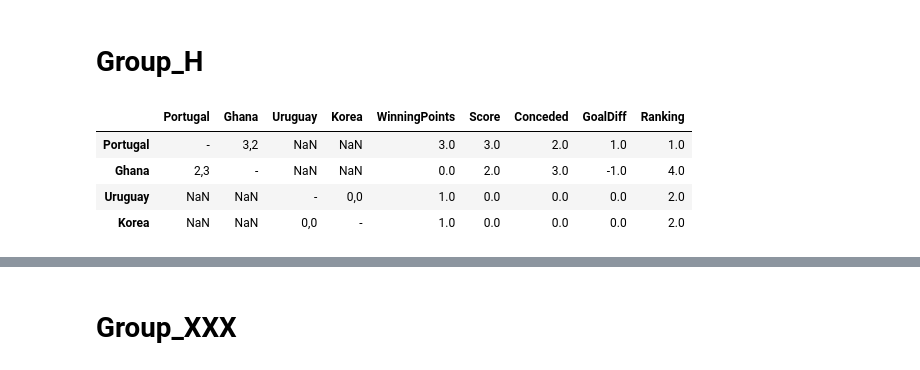
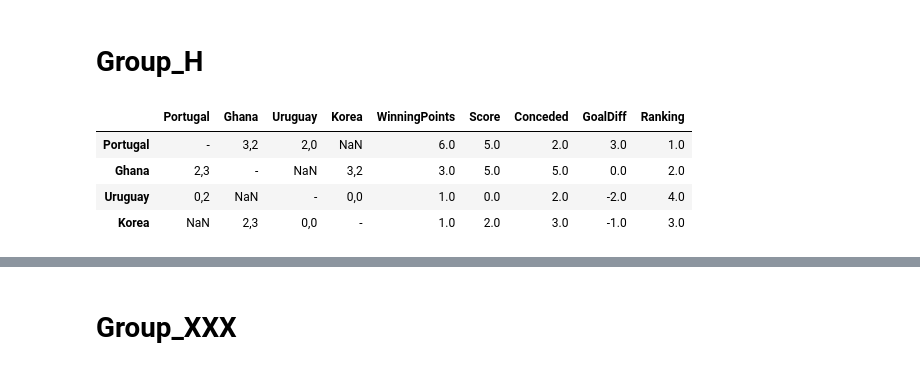
Before and after one commit to Jhosua-a/WCup2022, a Jupyter notebook: WCup2022_GroupLeage.ipynb, the cells around one changed output, grey strips where cells are left out. Saved outputs shown, nothing was run; the diff lists cells and outputs as text; code cells hidden in the pictures.

```diff
--- a/WCup2022_GroupLeage.ipynb
+++ b/WCup2022_GroupLeage.ipynb
@@ -490,19 +490,19 @@ for team in Group_H_Team_list:
 # %%
 Group_H_RoundRobin.iat[0, 1], Group_H_RoundRobin.iat[1, 0] = '3,2' , '2,3'
 Group_H_RoundRobin.iat[2, 3], Group_H_RoundRobin.iat[3, 2] = '0,0' , '0,0'
 
-#Group_H_RoundRobin.iat[0, 2], Group_H_RoundRobin.iat[2, 0] = '0,2' , '2,0'
-#Group_H_RoundRobin.iat[1, 3], Group_H_RoundRobin.iat[3, 1] = '0,2' , '2,0'
+Group_H_RoundRobin.iat[0, 2], Group_H_RoundRobin.iat[2, 0] = '2,0' , '0,2'
+Group_H_RoundRobin.iat[1, 3], Group_H_RoundRobin.iat[3, 1] = '3,2' , '2,3'
 
 #Group_H_RoundRobin.iat[0, 3], Group_H_RoundRobin.iat[3, 0] = '0,2' , '2,0'
 #Group_H_RoundRobin.iat[1, 2], Group_H_RoundRobin.iat[2, 1] = '0,2' , '2,0'
 Ranking(Group_H_RoundRobin)
 # %% [output]
 |  | Portugal | Ghana | Uruguay | Korea | WinningPoints | Score | Conceded | GoalDiff | Ranking |
-| Portugal | - | 3,2 | NaN | NaN | 3.0 | 3.0 | 2.0 | 1.0 | 1.0 |
-| Ghana | 2,3 | - | NaN | NaN | 0.0 | 2.0 | 3.0 | -1.0 | 4.0 |
-| Uruguay | NaN | NaN | - | 0,0 | 1.0 | 0.0 | 0.0 | 0.0 | 2.0 |
-| Korea | NaN | NaN | 0,0 | - | 1.0 | 0.0 | 0.0 | 0.0 | 2.0 |
+| Portugal | - | 3,2 | 2,0 | NaN | 6.0 | 5.0 | 2.0 | 3.0 | 1.0 |
+| Ghana | 2,3 | - | NaN | 3,2 | 3.0 | 5.0 | 5.0 | 0.0 | 2.0 |
+| Uruguay | 0,2 | NaN | - | 0,0 | 1.0 | 0.0 | 2.0 | -2.0 | 4.0 |
+| Korea | NaN | 2,3 | 0,0 | - | 1.0 | 2.0 | 3.0 | -1.0 | 3.0 |
 # %%
 Ranking_num_H, Ranking_probability_H = RankingProbability(Group_H_RoundRobin.copy())
 # %% [output]
```
Also changed, not shown: parts of 19 cells of this notebook.
